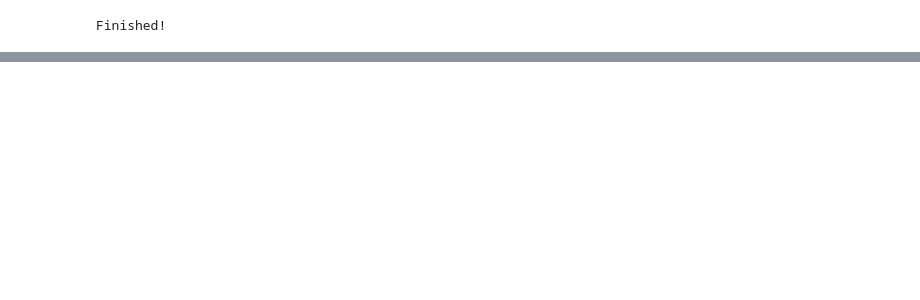
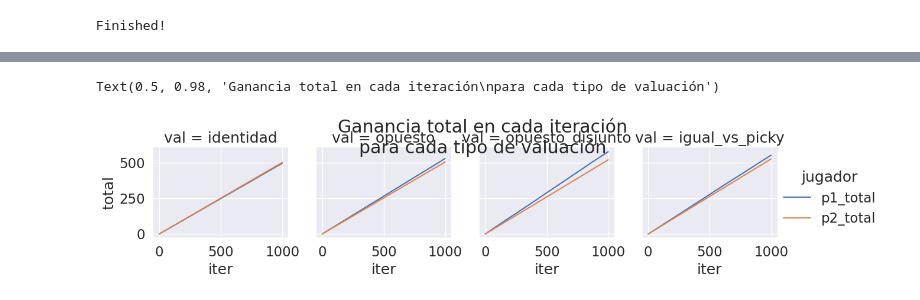
Before and after one commit to mnPanic/tdj-tps, a Jupyter notebook: tp2-cut-and-choose/experimentos.ipynb, the cells around one changed output, grey strips where cells are left out. Drawn from its saved outputs; the diff is of its cells as text; code cells hidden in the pictures; blank space fills up the shorter version.

```diff
--- a/tp2-cut-and-choose/experimentos.ipynb
+++ b/tp2-cut-and-choose/experimentos.ipynb
@@ -70,0 +79,3 @@ sns.lineplot(data=df_complete[["p1_total", "p2_total"]])
+# %%
+df_totals = df[["p1_total", "p2_total", "val", "iter", "p1_info"]]
+df_melt = df_totals.melt(["val", "iter", "p1_info"], var_name="jugador", value_name="total")
@@ -70,0 +98,10 @@ sns.lineplot(data=df_complete[["p1_total", "p2_total"]])
+# %%
+g = sns.FacetGrid(df_melt, col="val", hue="jugador")
+g.map(sns.lineplot, "iter", "total")
+g.add_legend()
+g.fig.suptitle("Ganancia total en cada iteración\npara cada tipo de valuación")
+#sns.pointplot(data=df_melt, x="iter", y="total", hue="jugador", col="val")
+#sns.relplot(data=df_melt, x="iter", y="total", hue="jugador", col="val")
+# %% [output]
+Text(0.5, 0.98, 'Ganancia total en cada iteración\npara cada tipo de valuación')
+[figure, added]
```
Also changed, not shown: parts of 10 cells of this notebook, 5 other files.
